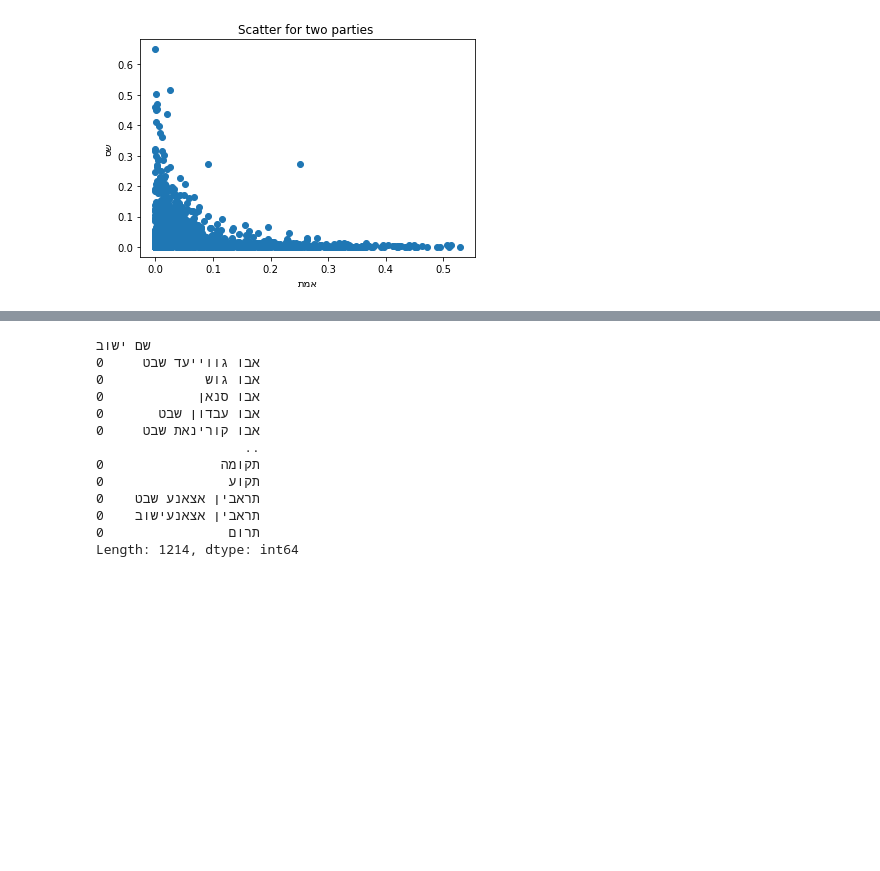
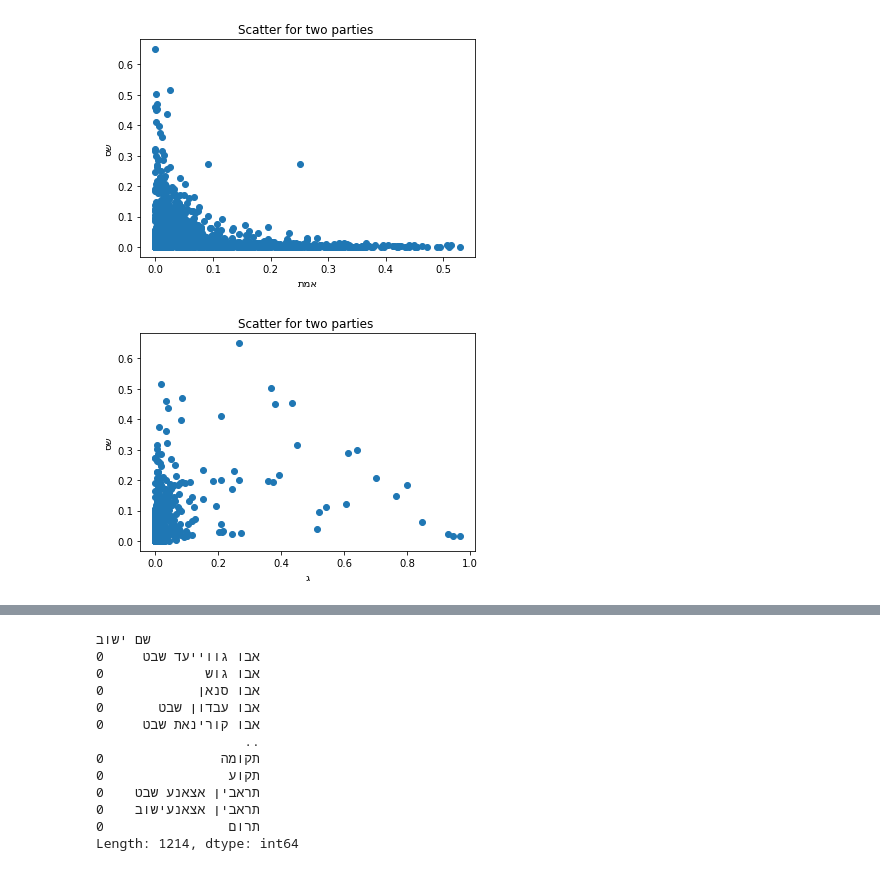
Before and after one commit to orzuk/ElectionsDataAnalysis, a Jupyter notebook: ReadElectionData.ipynb, the cells around one changed output, grey strips where cells are left out. Drawn from its saved outputs; the diff is of its cells as text; code cells hidden in the pictures; blank space fills up the shorter version.

```diff
--- a/ReadElectionData.ipynb
+++ b/ReadElectionData.ipynb
@@ -65,11 +65,21 @@ if run_in_colab:
     uploaded = files.upload()
 # %%
 import io
+
+data_type = "city" # "ballot"  # city
 if   run_in_colab:
     df_2020_raw = pd.read_csv(io.BytesIO(uploaded['votes per city 2020.csv']),  encoding = 'iso-8859-8', index_col='שם ישוב')
 else:  # read local file
-    df_2020_raw = pd.read_csv(data_path + 'votes per city 2020.csv',  encoding = 'iso-8859-8', index_col='שם ישוב')
-
+    if data_type == "ballot":
+        df_2020_raw = pd.read_csv(data_path + 'votes per ballot 2020.csv',  encoding = 'iso-8859-8', index_col='שם ישוב')
+        # preprocessing of ballot
+        df_2020 = df_2020_raw.drop('סמל ועדה', axis=1) # new column added in Sep 2019
+        df_2020 = df_2020[df_2020.columns[8:-1]] # removing "metadata" columns
+    else:
+        df_2020_raw = pd.read_csv(data_path + 'votes per city 2020.csv',  encoding = 'iso-8859-8', index_col='שם ישוב')
+        # preprocessing of cities
+        df_2020 = df_2020_raw.drop('סמל ועדה', axis=1) # new column added in Sep 2019
+        df_2020 = df_2020[df_2020.columns[5:-1]] # removing "metadata" columns
 # Dataset is now stored in a Pandas Dataframe
 print(df_2020_raw.columns)
 df_2020_raw.head()
@@ -281,3 +291,7 @@ def two_parties_scatter(df, party1, party2):
 two_parties_scatter(df_2020, "אמת", "שס")
 # %% [output]
 [figure]
+# %%
+two_parties_scatter(df_2020, "ג", "שס")
+# %% [output]
+[figure, added]
```
Also changed, not shown: parts of 5 cells of this notebook.
